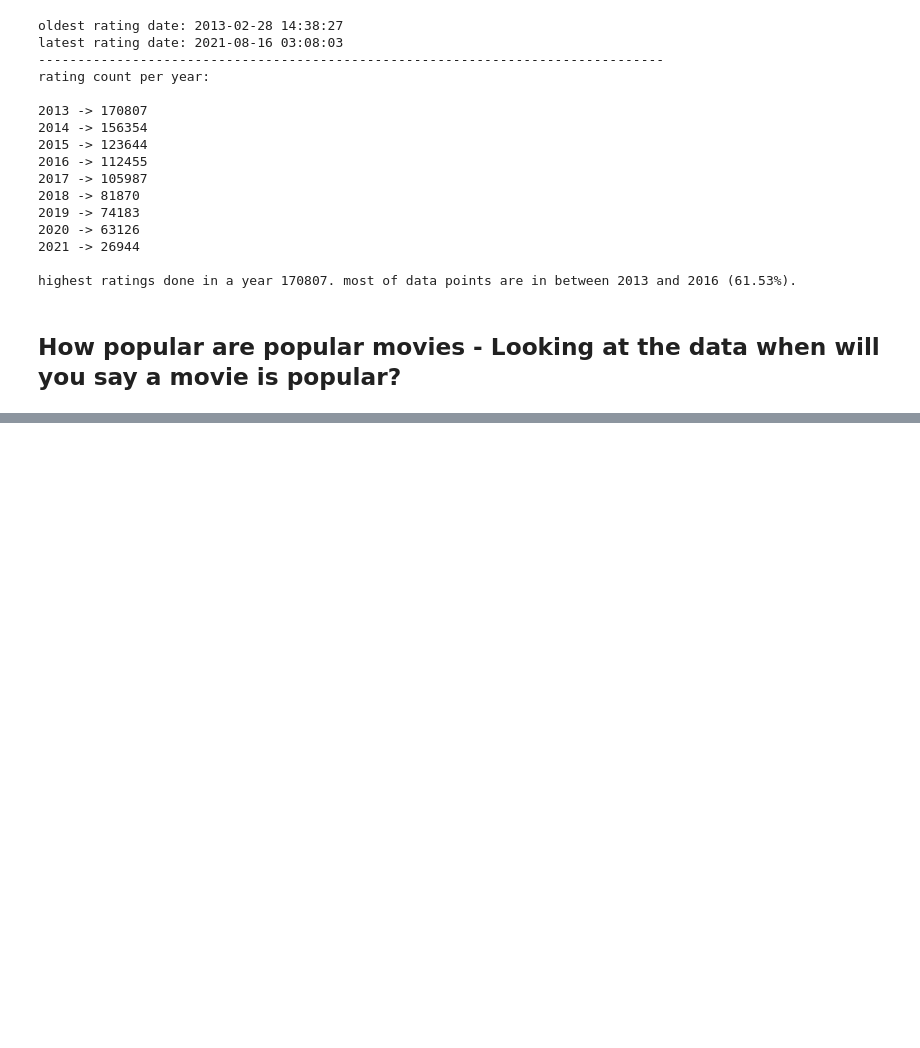
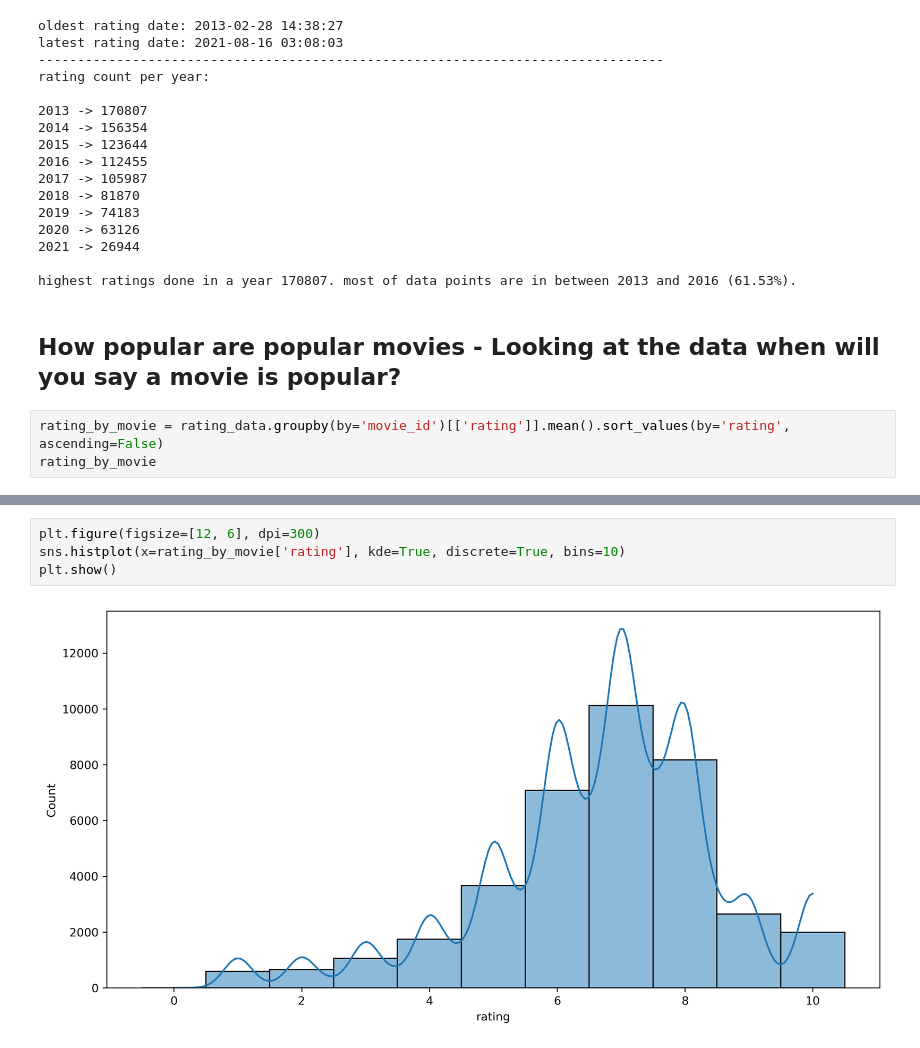
Before and after one commit to ashen007/Movie_Recommender_system, a Jupyter notebook: notebooks/ratings analysis.ipynb, the cells around one changed output, grey strips where cells are left out. Cells and saved outputs as stored; diff of their text form; blank space fills up the shorter version.

Commit message:
How popular are popular movies

```diff
--- a/notebooks/ratings analysis.ipynb
+++ b/notebooks/ratings analysis.ipynb
@@ -102,3 +102,6 @@ rating count per year:
 highest ratings done in a year 170807. most of data points are in between 2013 and 2016 (61.53%).
 # %% [markdown]
 ## How popular are popular movies - Looking at the data when will you say a movie is popular?
+# %%
+rating_by_movie = rating_data.groupby(by='movie_id')[['rating']].mean().sort_values(by='rating', ascending=False)
+rating_by_movie
@@ -104,0 +123,6 @@ highest ratings done in a year 170807. most of data points are in between 2013 a
+# %%
+plt.figure(figsize=[12, 6], dpi=300)
+sns.histplot(x=rating_by_movie['rating'], kde=True, discrete=True, bins=10)
+plt.show()
+# %% [output]
+[figure, added]
```
Also changed, not shown: parts of 3 cells of this notebook.
